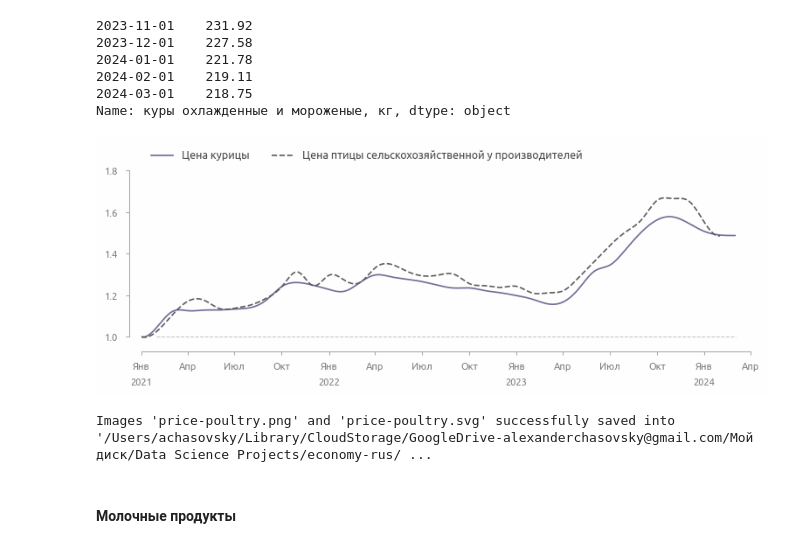
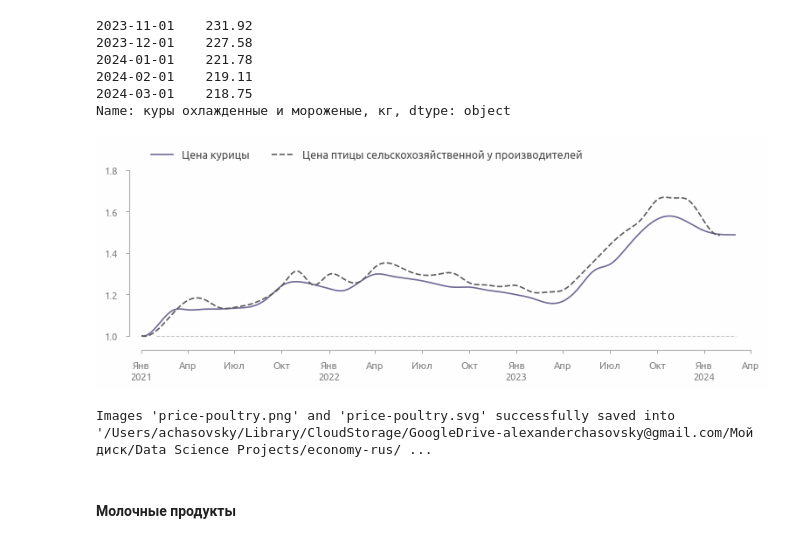
Before and after one commit to a-chasovsky/economics-rus, a Jupyter notebook: notebooks/visualization/consumer-prices-2021-2023.ipynb, the cells around one changed output. Saved outputs shown, nothing was run; the diff lists cells and outputs as text; code cells hidden in the pictures.

```diff
--- a/notebooks/visualization/consumer-prices-2021-2023.ipynb
+++ b/notebooks/visualization/consumer-prices-2021-2023.ipynb
@@ -704,35 +704,35 @@ Name: куры охлажденные и мороженые, кг, dtype: object
 # %%
 fig = plt.figure()
 
 plt.plot(
     smoothed(normalized_by_first(poultry), datetime_index=True),
     color=alpha_color(palette[7], 0.95),
     label='Цена курицы'
 )
 plt.plot(
     smoothed(normalized_by_first(poultry_raw), datetime_index=True), ls='--',
     label='Цена птицы сельскохозяйственной у производителей')
 plt.axhline(1, 0.025, 0.975, lw=0.75, ls='--', color=palette[-2], zorder=10)
 
 ax = ax_current()
-ax_ = axis_secondary()
+ax_ = axis_secondary(pad=28)
 
 ax.set_xlim(xlim)
 ax.legend(**legend_inline())
 ax.xaxis.set_major_formatter(mpl.dates.DateFormatter(fmt='%b'))
 ax.xaxis.set_major_locator(mpl.dates.MonthLocator([1, 4, 7, 10]))
 ax_.xaxis.set_major_formatter(mpl.dates.DateFormatter(fmt='%Y'))
 ax_.xaxis.set_major_locator(mpl.dates.MonthLocator(1))
 axis_rstyle(
     offset_bottom=10, offset_left=10,
     ylim=[0.99, 1.8], yticks=[1, 1.8, 0.2])
 axis_dates_translate_months()
 axis_dates_capitalize()
 plt.show()
 
 savefig('price-poultry', dir=save_plot_dir, dpi=100)
 # %% [output]
-[figure, old version]
+[figure, new version]
 Images 'price-poultry.png' and 'price-poultry.svg' successfully saved into '/Users/achasovsky/Library/CloudStorage/GoogleDrive-alexanderchasovsky@gmail.com/Мой диск/Data Science Projects/economy-rus/ ...
 # %%
 set_location()
```
Also changed, not shown: parts of 6 cells of this notebook, 14 other files.
